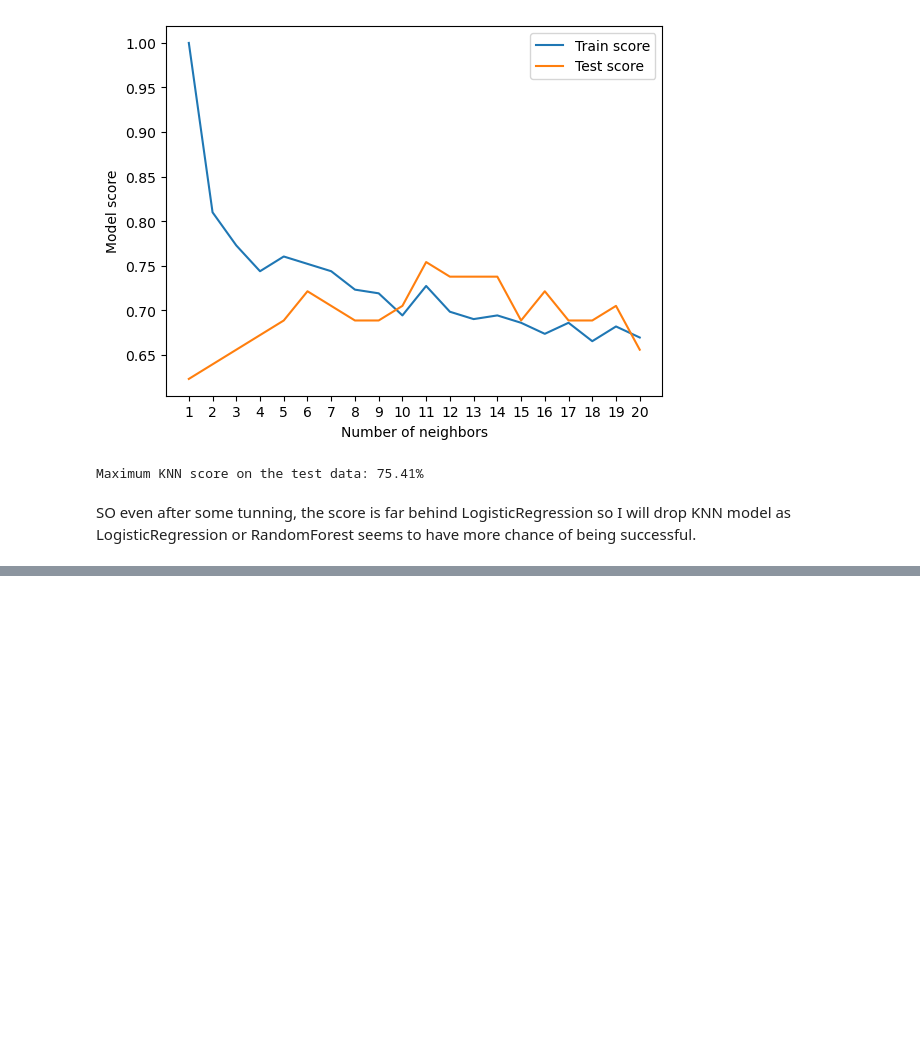
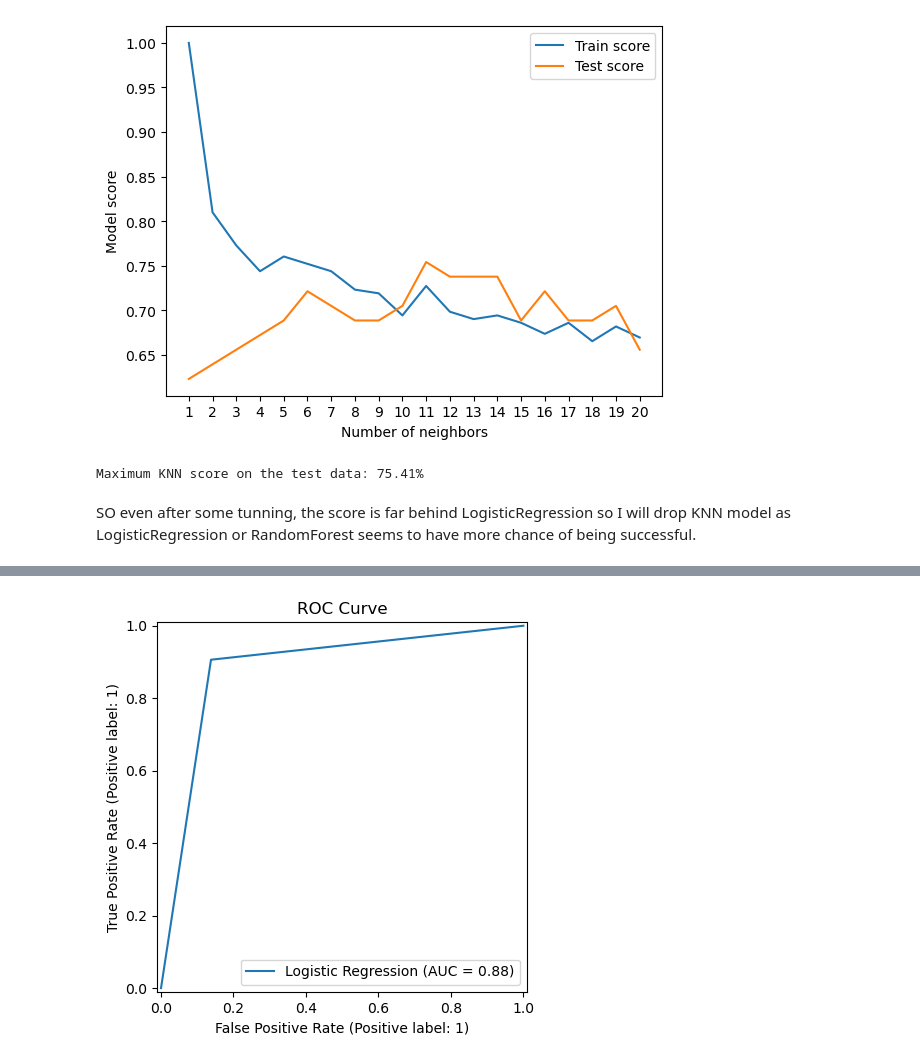
Before and after one commit to Nexi77/classifying-heart-diseases, a Jupyter notebook: heart_disease_classification.ipynb, the cells around one changed output, grey strips where cells are left out. Drawn from its saved outputs; the diff is of its cells as text; code cells hidden in the pictures; blank space fills up the shorter version.

Commit message:
feat(logistic_regression): tune the model, look at the features, visualize insights

```diff
--- a/heart_disease_classification.ipynb
+++ b/heart_disease_classification.ipynb
@@ -455,0 +473,8 @@ SO even after some tunning, the score is far behind LogisticRegression so I will
+# %%
+# Tune Logistic Regression
+np.random.seed(42)
+
+rs_log_reg = RandomizedSearchCV(LogisticRegression(), param_distributions=log_reg_grid, cv=5, n_iter=20, verbose=True)
+
+# Fit random hyperparameter search model for LogisticRegression
+rs_log_reg.fit(X_train, y_train)
@@ -455,0 +499,7 @@ SO even after some tunning, the score is far behind LogisticRegression so I will
+# %%
+# Tune RandomForestClassifier
+np.random.seed(42)
+
+rs_rfc = RandomizedSearchCV(RandomForestClassifier(), param_distributions=rf_grid, cv=5, n_iter=20, verbose=True)
+
+rs_rfc.fit(X_train, y_train)
@@ -455,0 +537,7 @@ SO even after some tunning, the score is far behind LogisticRegression so I will
+# %%
+# Different hyperparameters for LogisticRegression
+log_reg_grid_exh = {"C": np.logspace(-4, 4, 30), "solver": ["liblinear"]}
+
+gs_log_reg = GridSearchCV(LogisticRegression(), param_grid=log_reg_grid_exh, cv=5, verbose=True)
+
+gs_log_reg.fit(X_train, y_train)
@@ -455,0 +636,9 @@ SO even after some tunning, the score is far behind LogisticRegression so I will
+# %%
+y_preds = gs_log_reg.predict(X_test)
+# %%
+# Plot ROC curve and calculate AUC metric
+RocCurveDisplay.from_predictions(y_test, y_preds, name="Logistic Regression")
+plt.title("ROC Curve")
+plt.show()
+# %% [output]
+[figure, added]
```
Also changed, not shown: parts of 37 cells of this notebook.
